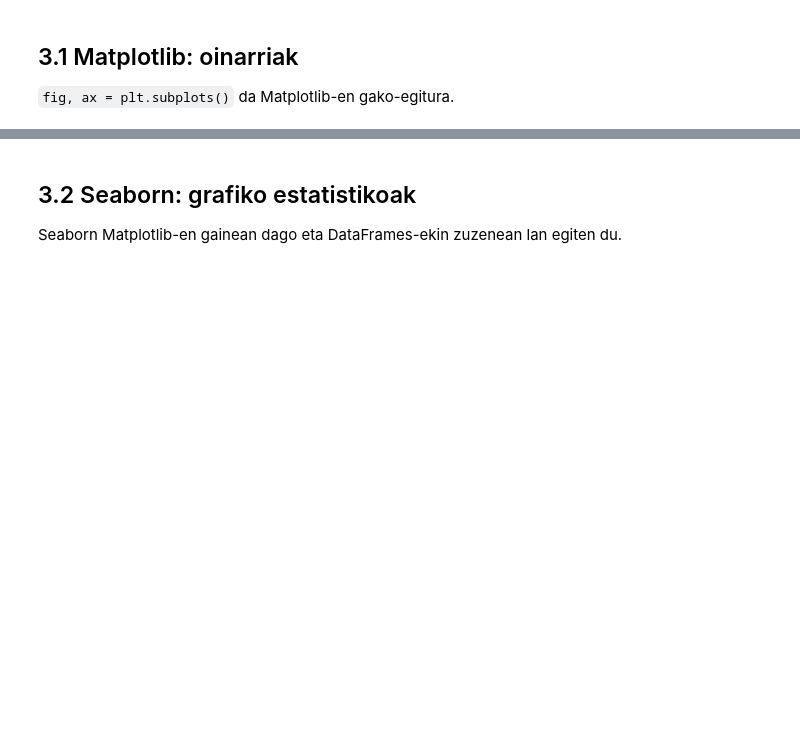
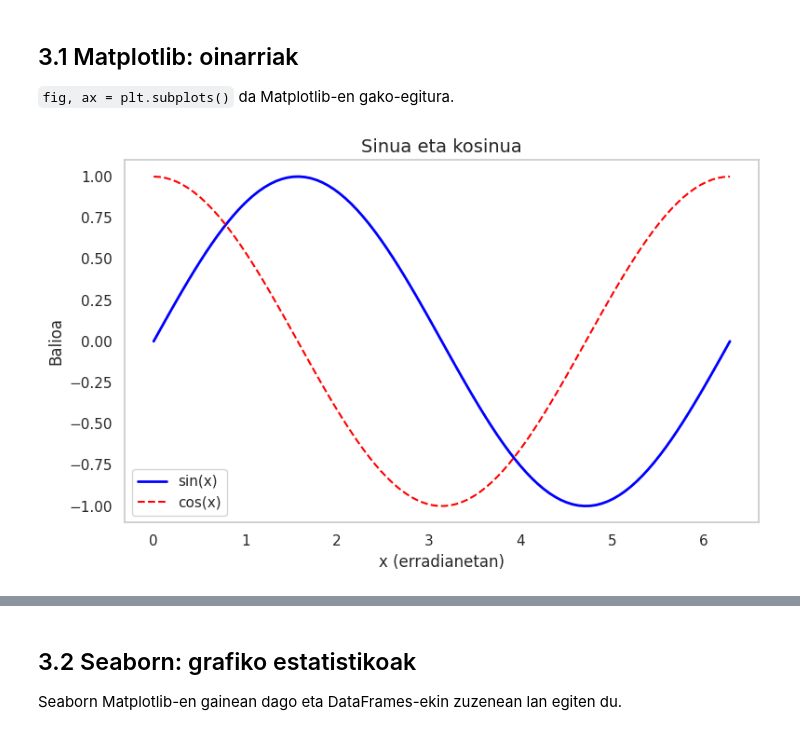
Before and after one commit to tears-mysthrala/aabd-bigdata, a Jupyter notebook: 04_Programazioa_5073/materialak/notebooks/5073_2_Datu_Zientzia.ipynb, the cells around one changed output, grey strips where cells are left out. Saved outputs shown, nothing was run; the diff lists cells and outputs as text; code cells hidden in the pictures; blank space fills up the shorter version.

```diff
--- a/04_Programazioa_5073/materialak/notebooks/5073_2_Datu_Zientzia.ipynb
+++ b/04_Programazioa_5073/materialak/notebooks/5073_2_Datu_Zientzia.ipynb
@@ -592,20 +644,22 @@ Datuen bistaratzea analisi exploratzailearen funtsezko zatia da.
 
 `fig, ax = plt.subplots()` da Matplotlib-en gako-egitura.
 # %%
-# Lerro-grafiko bakuna: sinu eta kosinua
+# Lerro-grafiko bakuna: sinua eta kosinua
 fig, ax = plt.subplots(figsize=(8, 5))
 
 x = np.linspace(0, 2 * np.pi, 100)
 ax.plot(x, np.sin(x), label="sin(x)", color="blue", linewidth=2)
 ax.plot(x, np.cos(x), label="cos(x)", color="red", linestyle="--")
 
-ax.set_title("Sinu eta kosinua", fontsize=14)
+ax.set_title("Sinua eta kosinua", fontsize=14)
 ax.set_xlabel("x (erradianetan)")
 ax.set_ylabel("Balioa")
 ax.legend()
-ax.grid(True, alpha=0.3)
+ax.grid(False)
 
 plt.tight_layout()
 plt.show()
+# %% [output]
+[figure, added]
 # %%
 # Lau grafiko mota subplot batean (2x2)
```
Also changed, not shown: parts of 21 cells of this notebook, 8 other files.
